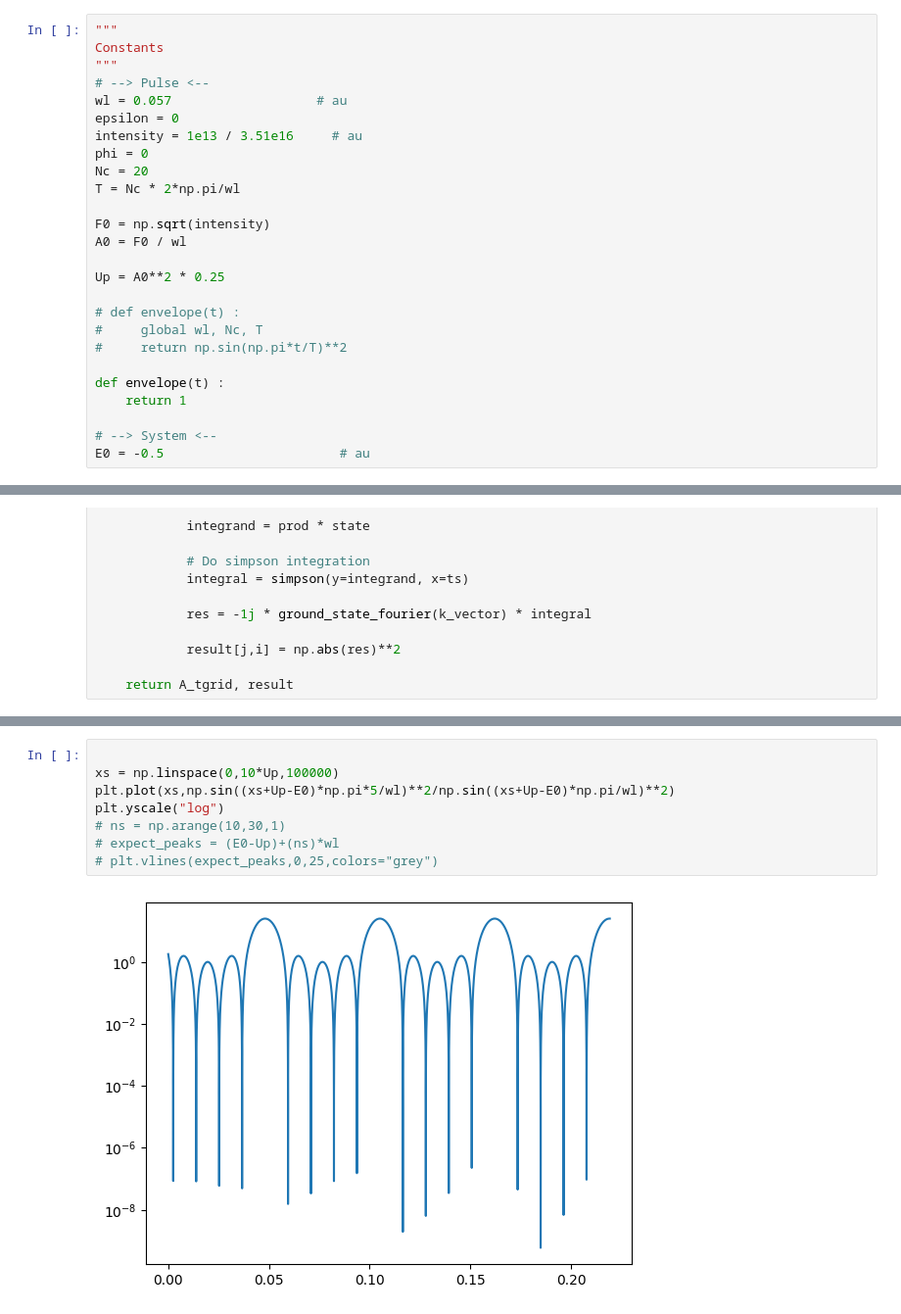
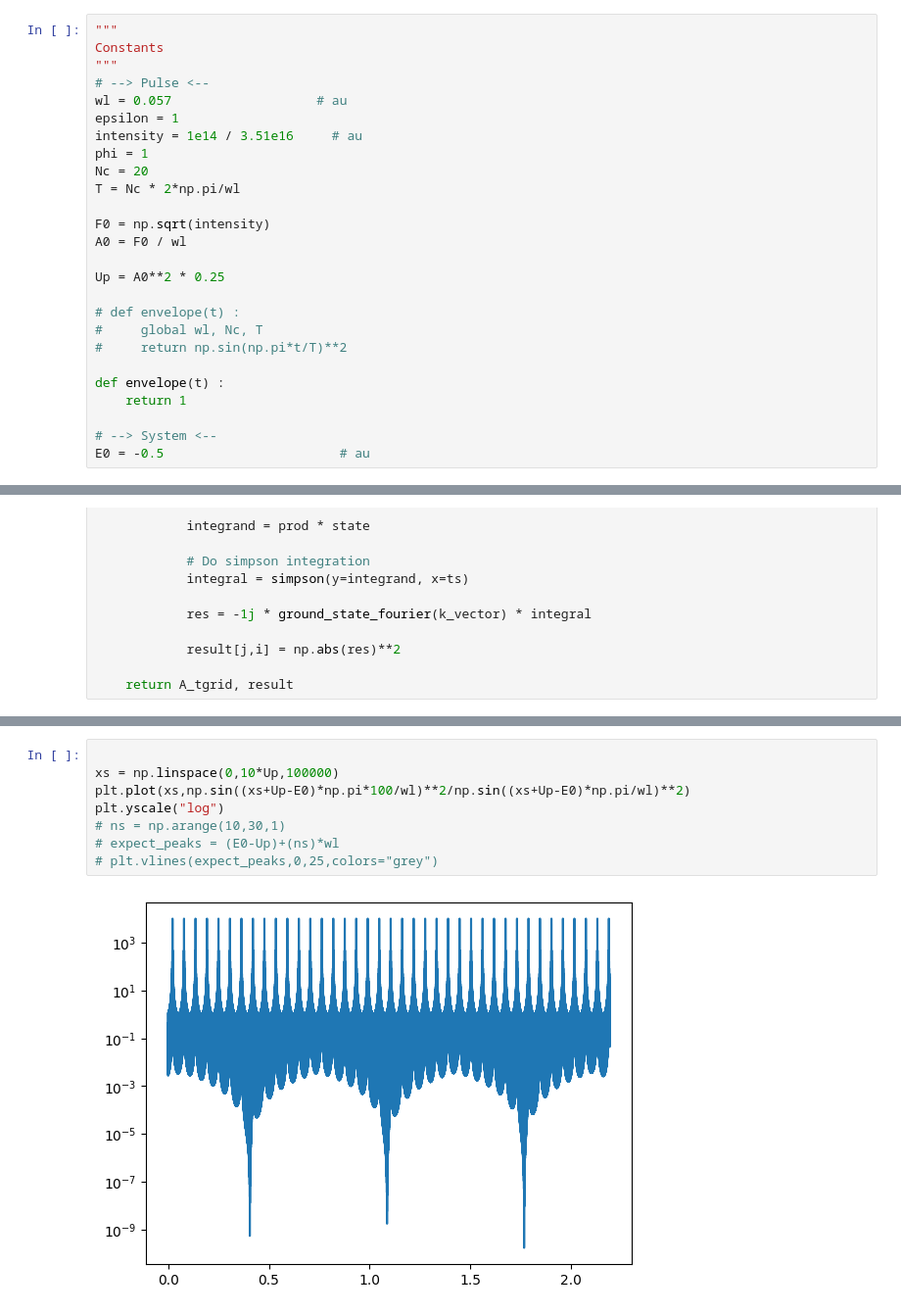
Before and after one commit to nrneubert/UFS, a Jupyter notebook: main_vectorized - Angular integration test cranked.ipynb, the cells around one changed output, grey strips where cells are left out. Shown at 98% size. Cells and saved outputs as stored; diff of their text form.

```diff
--- a/main_vectorized - Angular integration test cranked.ipynb
+++ b/main_vectorized - Angular integration test cranked.ipynb
@@ -10,9 +10,9 @@ Constants
 """
 # --> Pulse <--
 wl = 0.057                   # au
-epsilon = 0
-intensity = 1e13 / 3.51e16     # au
-phi = 0
+epsilon = 1
+intensity = 1e14 / 3.51e16     # au
+phi = 1
 Nc = 20
 T = Nc * 2*np.pi/wl
 
@@ -207,13 +207,13 @@ print(wl,Up,E0,wl*Up)
 # %%
 
 xs = np.linspace(0,10*Up,100000)
-plt.plot(xs,np.sin((xs+Up-E0)*np.pi*5/wl)**2/np.sin((xs+Up-E0)*np.pi/wl)**2)
+plt.plot(xs,np.sin((xs+Up-E0)*np.pi*100/wl)**2/np.sin((xs+Up-E0)*np.pi/wl)**2)
 plt.yscale("log")
 # ns = np.arange(10,30,1)
 # expect_peaks = (E0-Up)+(ns)*wl
 # plt.vlines(expect_peaks,0,25,colors="grey")
 # %% [output]
-[figure, old version]
+[figure, new version]
 # %%
 
 
```
Also changed, not shown: parts of 7 cells of this notebook.
